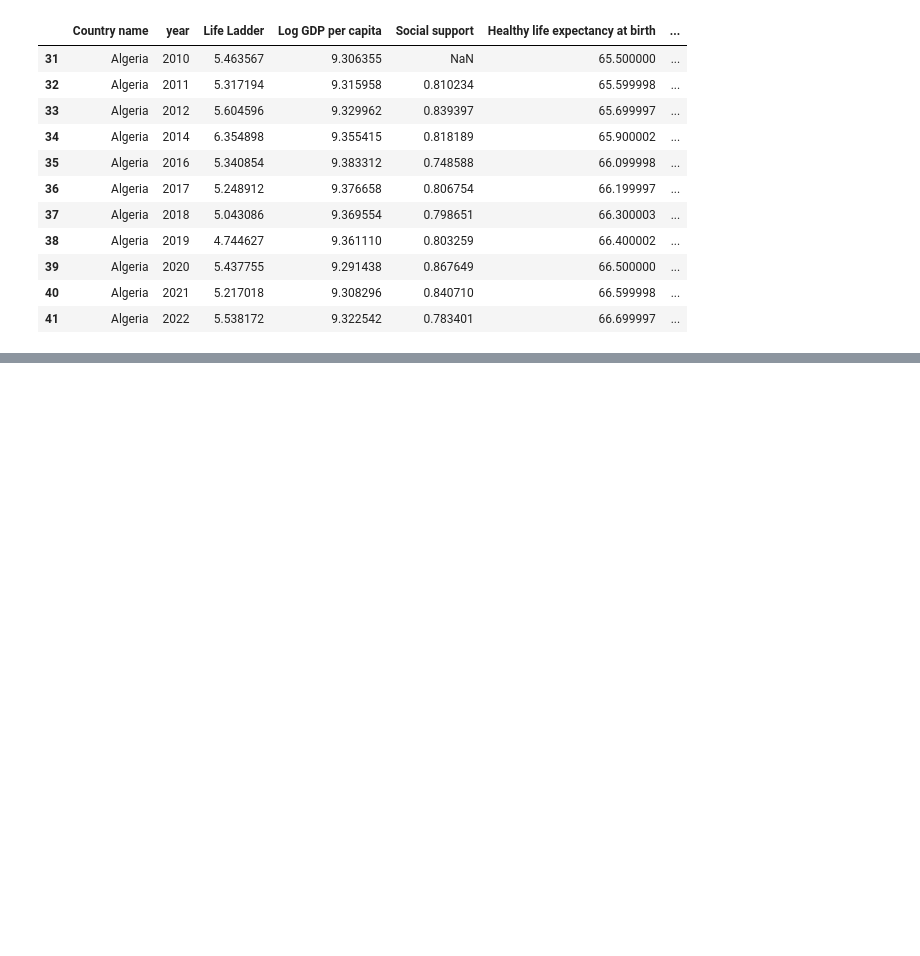
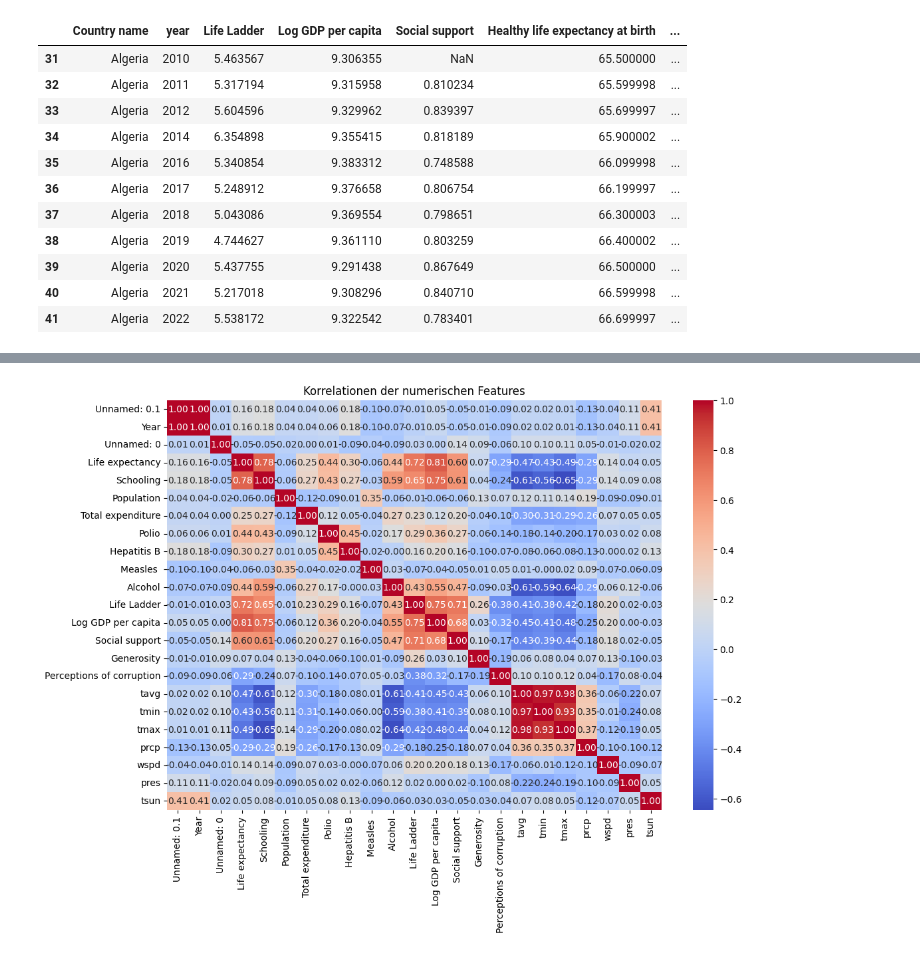
Before and after one commit to mats-ad/Quality-of-Life-World, a Jupyter notebook: DAP_Data.ipynb, the cells around one changed output, grey strips where cells are left out. Cells and saved outputs as stored; diff of their text form; code cells hidden in the pictures; blank space fills up the shorter version.

```diff
--- a/DAP_Data.ipynb
+++ b/DAP_Data.ipynb
@@ -1026,0 +1403,21 @@ Snow, Wind (spedd drin) lan lat
+# %%
+import pandas as pd
+import seaborn as sns
+import matplotlib.pyplot as plt
+
+# Datei laden
+file_path = 'Filled_DataFrame_with_All_Years_from_2000_to_2023.csv'
+df = pd.read_csv(file_path)
+
+# Korrelationen für alle numerischen Spalten berechnen
+correlation_matrix = df.corr(numeric_only=True)
+
+# Heatmap der Korrelationsmatrix erstellen
+plt.figure(figsize=(12, 8))
+sns.heatmap(correlation_matrix, annot=True, fmt=".2f", cmap="coolwarm", cbar=True)
+
+# Titel hinzufügen
+plt.title("Korrelationen der numerischen Features")
+plt.show()
+# %% [output]
+[figure, added]
```
Also changed, not shown: parts of 22 cells of this notebook.
